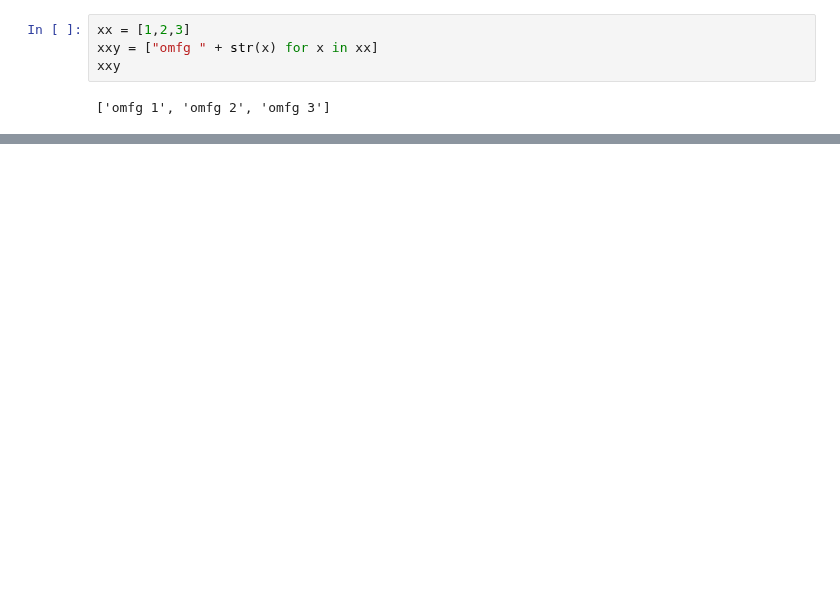
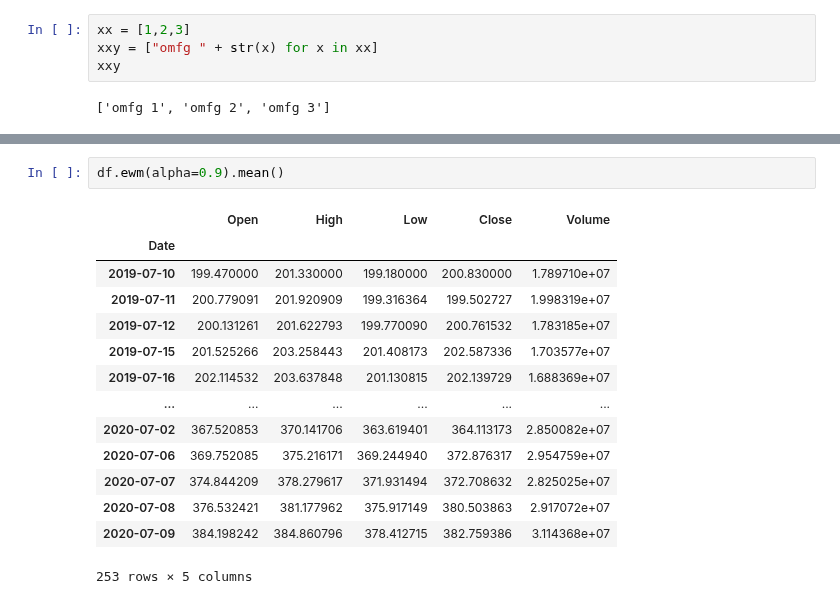
Before and after one commit to allen-chiang/Time-Series-Transformer, a Jupyter notebook: stock_query/Test.ipynb, the cells around one changed output, grey strips where cells are left out. Drawn from its saved outputs; the diff is of its cells as text; blank space fills up the shorter version.

```diff
--- a/stock_query/Test.ipynb
+++ b/stock_query/Test.ipynb
@@ -153,0 +173,17 @@ xxy
+# %%
+df.ewm(alpha=0.9).mean()
+# %% [output]
+|  | Open | High | Low | Close | Volume |
+| Date |  |  |  |  |  |
+| 2019-07-10 | 199.470000 | 201.330000 | 199.180000 | 200.830000 | 1.789710e+07 |
+| 2019-07-11 | 200.779091 | 201.920909 | 199.316364 | 199.502727 | 1.998319e+07 |
+| 2019-07-12 | 200.131261 | 201.622793 | 199.770090 | 200.761532 | 1.783185e+07 |
+| 2019-07-15 | 201.525266 | 203.258443 | 201.408173 | 202.587336 | 1.703577e+07 |
+| 2019-07-16 | 202.114532 | 203.637848 | 201.130815 | 202.139729 | 1.688369e+07 |
+| ... | ... | ... | ... | ... | ... |
+| 2020-07-02 | 367.520853 | 370.141706 | 363.619401 | 364.113173 | 2.850082e+07 |
+| 2020-07-06 | 369.752085 | 375.216171 | 369.244940 | 372.876317 | 2.954759e+07 |
+| 2020-07-07 | 374.844209 | 378.279617 | 371.931494 | 372.708632 | 2.825025e+07 |
+| 2020-07-08 | 376.532421 | 381.177962 | 375.917149 | 380.503863 | 2.917072e+07 |
+| 2020-07-09 | 384.198242 | 384.860796 | 378.412715 | 382.759386 | 3.114368e+07 |
+253 rows × 5 columns
```
Also changed, not shown: parts of 13 cells of this notebook, 1 other file.
